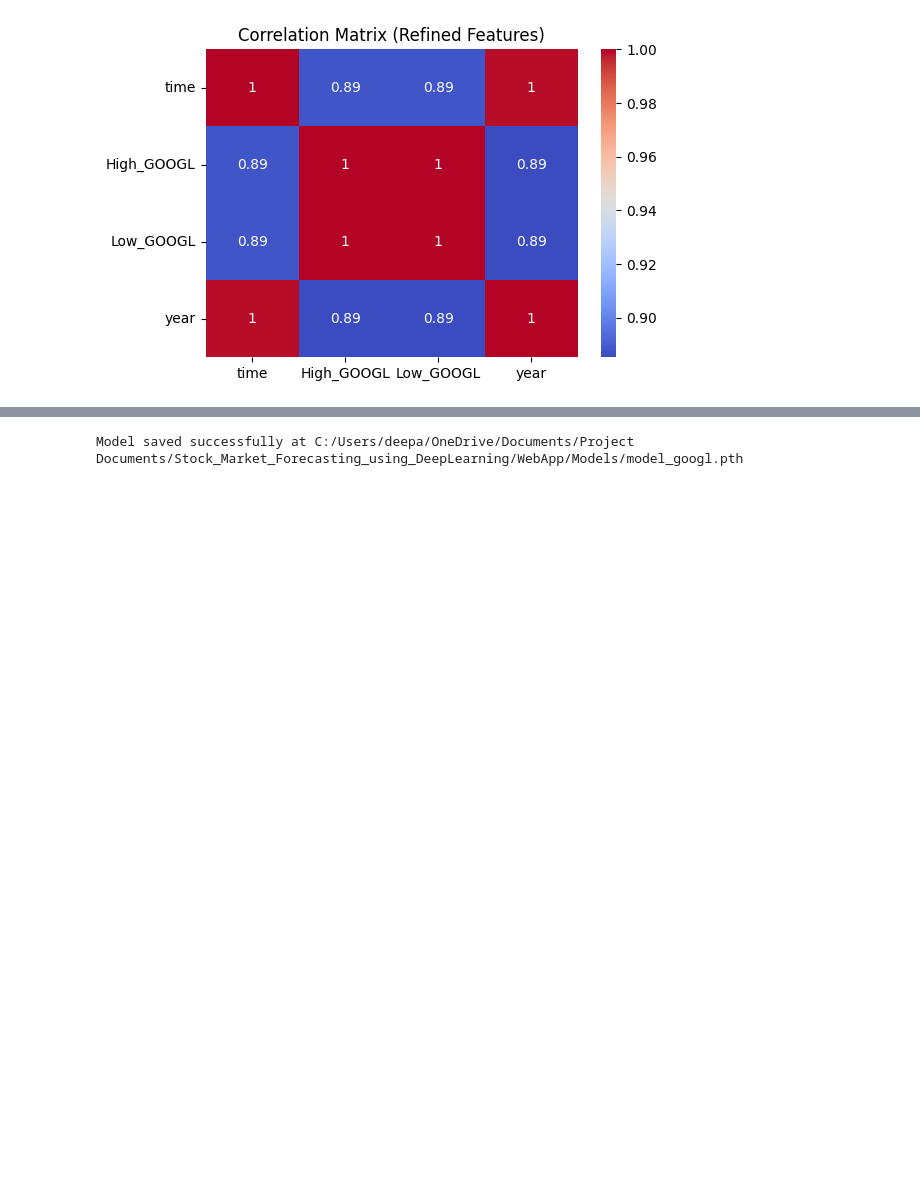
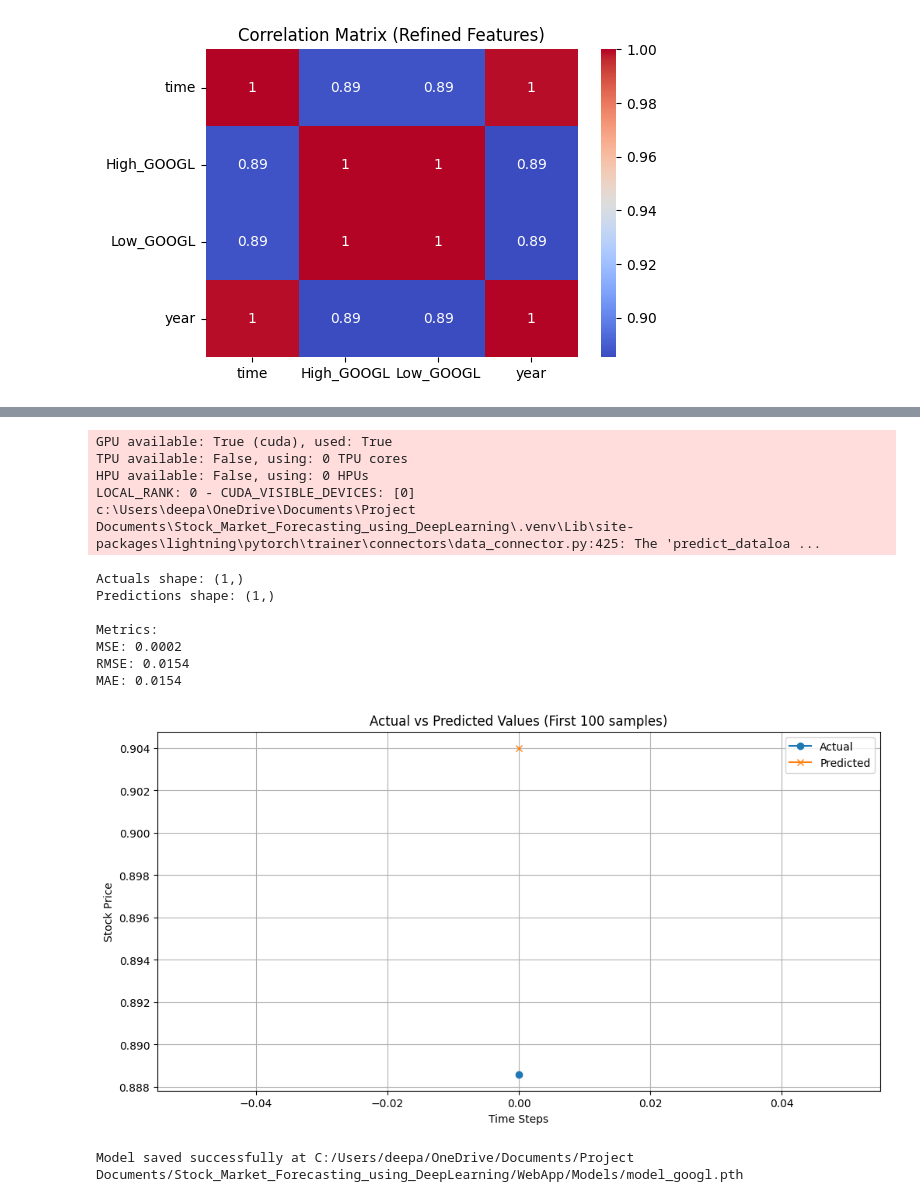
Before and after one commit to deepak-dobbala/Stock_Market_Forecasting_using_DeepLearning, a Jupyter notebook: Training/Train_TFT.ipynb, the cells around one changed output, grey strips where cells are left out. Drawn from its saved outputs; the diff is of its cells as text; code cells hidden in the pictures; blank space fills up the shorter version.

```diff
--- a/Training/Train_TFT.ipynb
+++ b/Training/Train_TFT.ipynb
@@ -298,4 +306,75 @@ c:\Users\deepa\AppData\Local\Programs\Python\Python312\Lib\site-packages\lightni
 `Trainer.fit` stopped: `max_epochs=100` reached.
+# %%
+# Model evaluation
+raw_predictions = tft.predict(val_dataloader)
+
+# Get actual values
+actuals = []
+for x, y in val_dataloader:
+    actuals.append(y[0][:, -1])  # Take the last time step
+actuals = torch.cat(actuals)
+
+# Get predictions (mean across samples)
+predictions = raw_predictions.mean(1)  # Average across samples if using multiple quantiles
+
+# Convert tensors to numpy arrays
+actuals_np = actuals.cpu().numpy()
+predictions_np = predictions.cpu().numpy()
+
+# Ensure shapes match
+print(f"Actuals shape: {actuals_np.shape}")
+print(f"Predictions shape: {predictions_np.shape}")
+
+# Calculate metrics
+from sklearn.metrics import mean_squared_error, mean_absolute_error
+import numpy as np
+
+mse = mean_squared_error(actuals_np, predictions_np)
+rmse = np.sqrt(mse)
+mae = mean_absolute_error(actuals_np, predictions_np)
+
+print(f"\nMetrics:")
+print(f"MSE: {mse:.4f}")
+print(f"RMSE: {rmse:.4f}")
+print(f"MAE: {mae:.4f}")
+
+# Visualize predictions vs actuals
+import matplotlib.pyplot as plt
+
+plt.figure(figsize=(12, 6))
+plt.plot(actuals_np[:100], label='Actual', marker='o')
+plt.plot(predictions_np[:100], label='Predicted', marker='x')
+plt.legend()
+plt.title('Actual vs Predicted Values (First 100 samples)')
+plt.xlabel('Time Steps')
+plt.ylabel('Stock Price')
+plt.grid(True)
+plt.show()
+
+# Save metrics to a file
+import json
+metrics = {
+    'mse': float(mse),
+    'rmse': float(rmse),
+    'mae': float(mae)
+}
+
+with open('model_metrics.json', 'w') as f:
+    json.dump(metrics, f, indent=4)
+# %% [output]
+GPU available: True (cuda), used: True
+TPU available: False, using: 0 TPU cores
+HPU available: False, using: 0 HPUs
+LOCAL_RANK: 0 - CUDA_VISIBLE_DEVICES: [0]
+c:\Users\deepa\OneDrive\Documents\Project Documents\Stock_Market_Forecasting_using_DeepLearning\.venv\Lib\site-packages\lightning\pytorch\trainer\connectors\data_connector.py:425: The 'predict_dataloa ...
+Actuals shape: (1,)
+Predictions shape: (1,)
+
+Metrics:
+MSE: 0.0002
+RMSE: 0.0154
+MAE: 0.0154
+[figure, added]
 # %%
 import torch
 
```
Also changed, not shown: parts of 17 cells of this notebook, 43 other files.
